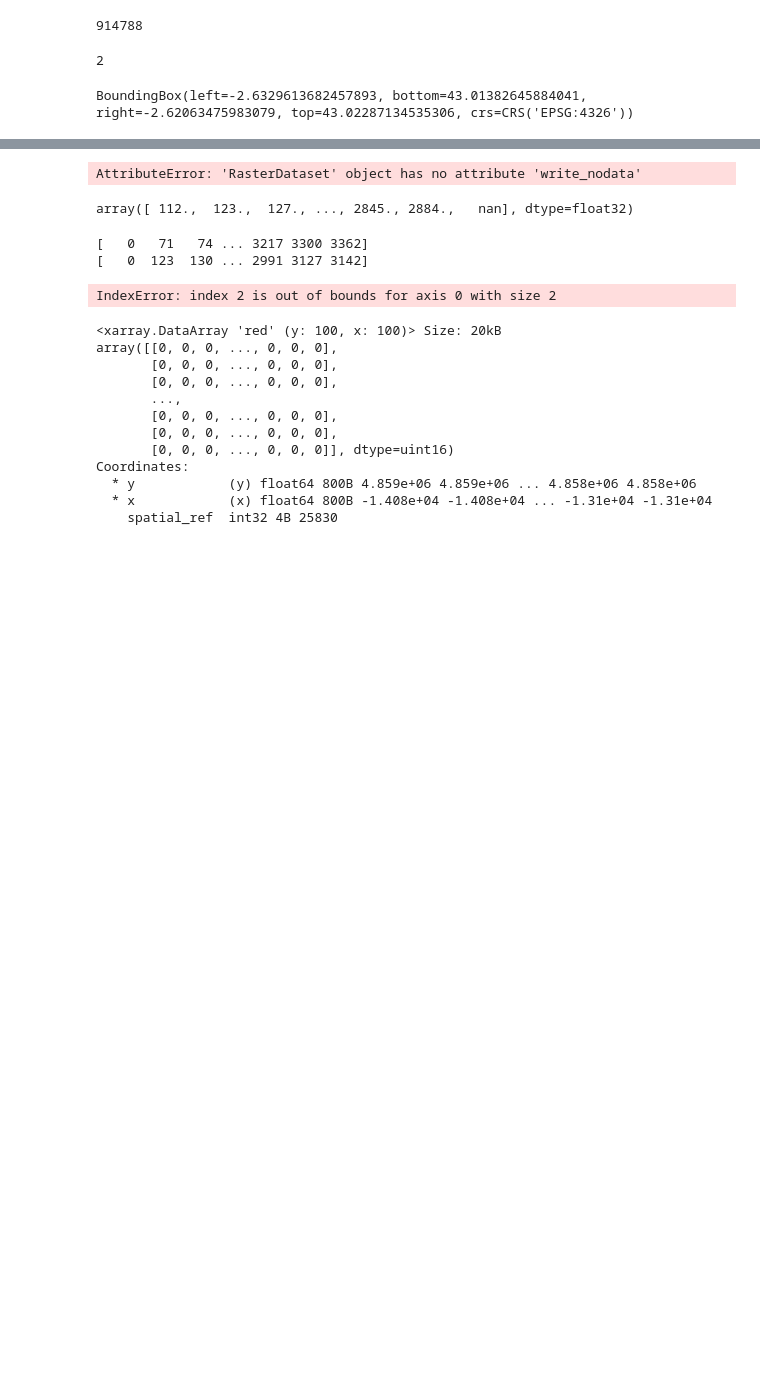
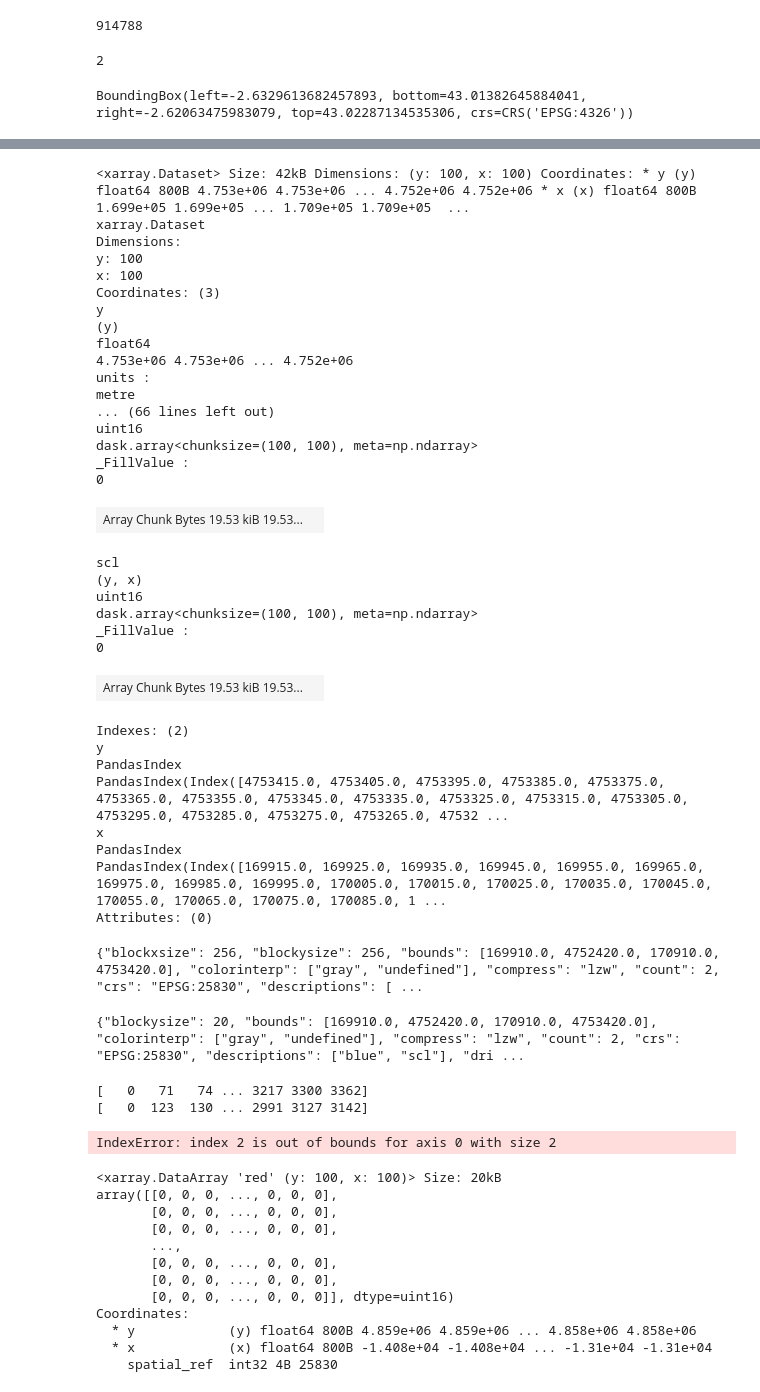
Before and after one commit to diegomvd/iberian.carbon, a Jupyter notebook: annual_sentinel_mosaics/annual_mosaic_test.ipynb, the cells around one changed output, grey strips where cells are left out. Drawn from its saved outputs; the diff is of its cells as text; code cells hidden in the pictures; blank space fills up the shorter version.

Commit message:
Optimized raster writing with multithreading and tiles

```diff
--- a/annual_sentinel_mosaics/annual_mosaic_test.ipynb
+++ b/annual_sentinel_mosaics/annual_mosaic_test.ipynb
@@ -174,11 +186,64 @@ Data variables:
-# %%
-med.rio.write_nodata(0)
-# %% [output]
-AttributeError: 'RasterDataset' object has no attribute 'write_nodata'
-# %%
-np.unique(medskip.blue)
-# %% [output]
-array([ 112.,  123.,  127., ..., 2845., 2884.,   nan], dtype=float32)
+# %%
+med = med.astype('uint16')
+# %%
+for var in med.variables:
+    med[var].rio.write_nodata(0,inplace=True)
+
+med
+# %% [output]
+<xarray.Dataset> Size: 42kB Dimensions: (y: 100, x: 100) Coordinates: * y (y) float64 800B 4.753e+06 4.753e+06 ... 4.752e+06 4.752e+06 * x (x) float64 800B 1.699e+05 1.699e+05 ... 1.709e+05 1.709e+05  ...
+xarray.Dataset
+Dimensions:
+y: 100
+x: 100
+Coordinates: (3)
+y
+(y)
+float64
+4.753e+06 4.753e+06 ... 4.752e+06
+units :
+metre
+... (66 lines left out)
+uint16
+dask.array<chunksize=(100, 100), meta=np.ndarray>
+_FillValue :
+0
+| Array Chunk Bytes 19.53 kiB 19.53... |  |
+scl
+(y, x)
+uint16
+dask.array<chunksize=(100, 100), meta=np.ndarray>
+_FillValue :
+0
+| Array Chunk Bytes 19.53 kiB 19.53... |  |
+Indexes: (2)
+y
+PandasIndex
+PandasIndex(Index([4753415.0, 4753405.0, 4753395.0, 4753385.0, 4753375.0, 4753365.0, 4753355.0, 4753345.0, 4753335.0, 4753325.0, 4753315.0, 4753305.0, 4753295.0, 4753285.0, 4753275.0, 4753265.0, 47532 ...
+x
+PandasIndex
+PandasIndex(Index([169915.0, 169925.0, 169935.0, 169945.0, 169955.0, 169965.0, 169975.0, 169985.0, 169995.0, 170005.0, 170015.0, 170025.0, 170035.0, 170045.0, 170055.0, 170065.0, 170075.0, 170085.0, 1 ...
+Attributes: (0)
+# %%
+import threading
+
+from dask.distributed import Client, LocalCluster, Lock
+med = med.compute()
+med.rio.to_raster(
+    f'/Users/diegobengochea/git/iberian.carbon/annual_sentinel_mosaics/raster_nodata_test.tif',
+    tags = {'DATETIME':'2028'},
+    **{'compress': 'lzw'},
+    tiled = True,
+    #compute=True,
+    lock=threading.Lock()
+)
+!rio info raster_nodata_test.tif
+# %% [output]
+{"blockxsize": 256, "blockysize": 256, "bounds": [169910.0, 4752420.0, 170910.0, 4753420.0], "colorinterp": ["gray", "undefined"], "compress": "lzw", "count": 2, "crs": "EPSG:25830", "descriptions": [ ...
+# %%
+ge
+# %% [output]
+{"blockysize": 20, "bounds": [169910.0, 4752420.0, 170910.0, 4753420.0], "colorinterp": ["gray", "undefined"], "compress": "lzw", "count": 2, "crs": "EPSG:25830", "descriptions": ["blue", "scl"], "dri ...
 # %%
 import numpy as np
 for time in range(5):
```
Also changed, not shown: parts of 6 cells of this notebook, 2 other files.
